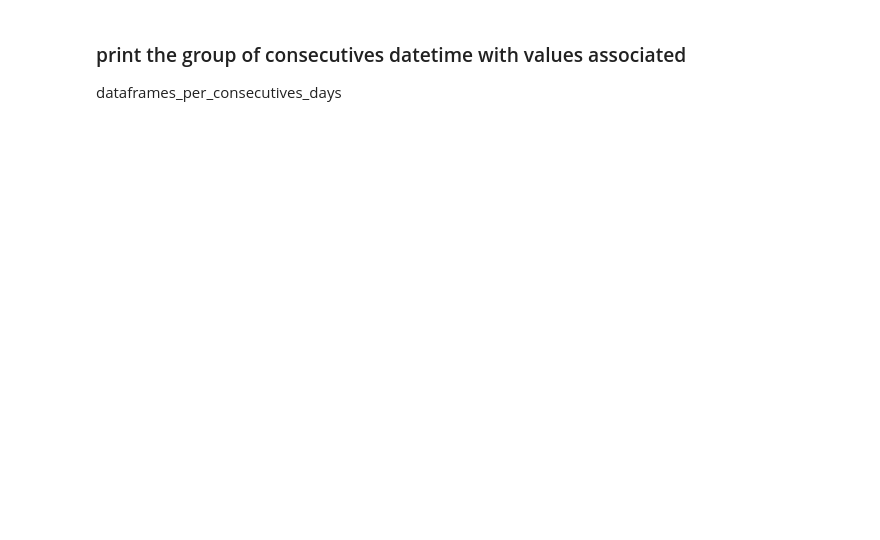
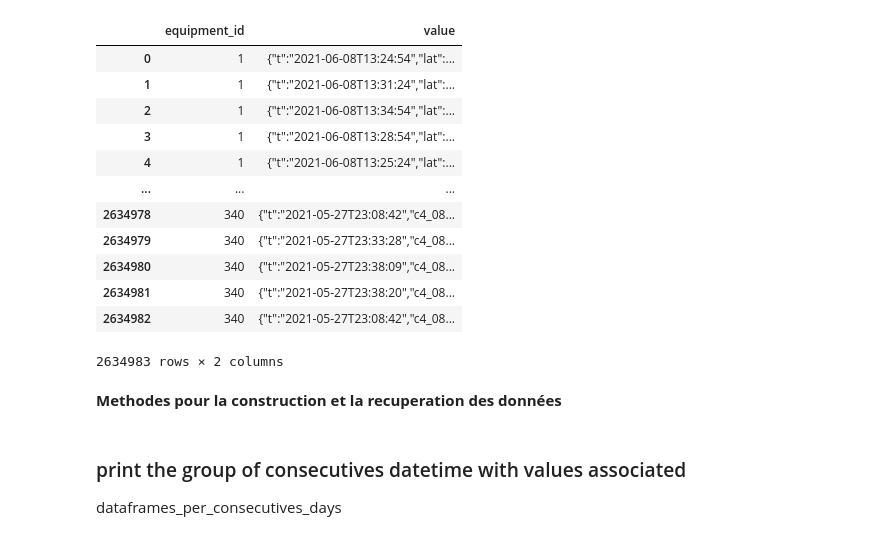
Before and after one commit to ArthurVarez/NoteBook_ASC, a Jupyter notebook: DataViz+ML_Securitrans main.ipynb, the cells around one changed output. Cells and saved outputs as stored; diff of their text form; code cells hidden in the pictures; blank space fills up the shorter version.

```diff
--- a/DataViz+ML_Securitrans main.ipynb
+++ b/DataViz+ML_Securitrans main.ipynb
@@ -23,5 +36,23 @@ values_payload_eqp = {element:list() for element in df.equipment_id.unique() }
 # %%
 df_value_equipment_id = pd.DataFrame(df[['equipment_id','value']])
+# %%
+df_value_equipment_id
+# %% [output]
+|  | equipment_id | value |
+| 0 | 1 | {"t":"2021-06-08T13:24:54","lat":... |
+| 1 | 1 | {"t":"2021-06-08T13:31:24","lat":... |
+| 2 | 1 | {"t":"2021-06-08T13:34:54","lat":... |
+| 3 | 1 | {"t":"2021-06-08T13:28:54","lat":... |
+| 4 | 1 | {"t":"2021-06-08T13:25:24","lat":... |
+| ... | ... | ... |
+| 2634978 | 340 | {"t":"2021-05-27T23:08:42","c4_08... |
+| 2634979 | 340 | {"t":"2021-05-27T23:33:28","c4_08... |
+| 2634980 | 340 | {"t":"2021-05-27T23:38:09","c4_08... |
+| 2634981 | 340 | {"t":"2021-05-27T23:38:20","c4_08... |
+| 2634982 | 340 | {"t":"2021-05-27T23:08:42","c4_08... |
+2634983 rows × 2 columns
+# %% [markdown]
+**Methodes pour la construction et la recuperation des données**
 # %%
 def get_all_fields(df):
     all_fields = set()
```
Also changed, not shown: parts of 8 cells of this notebook, 1 other file.
